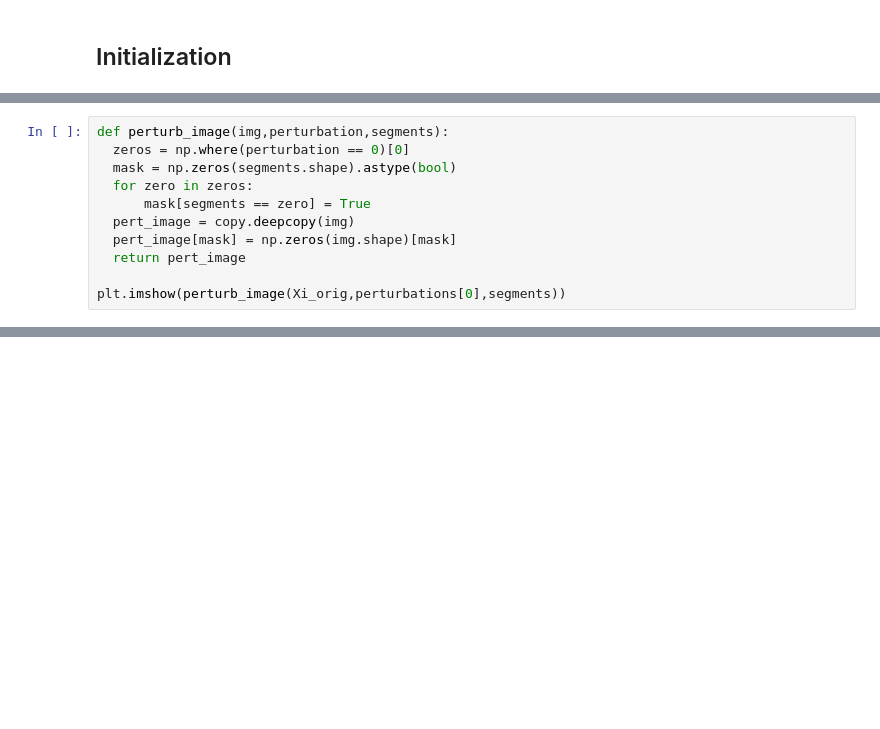
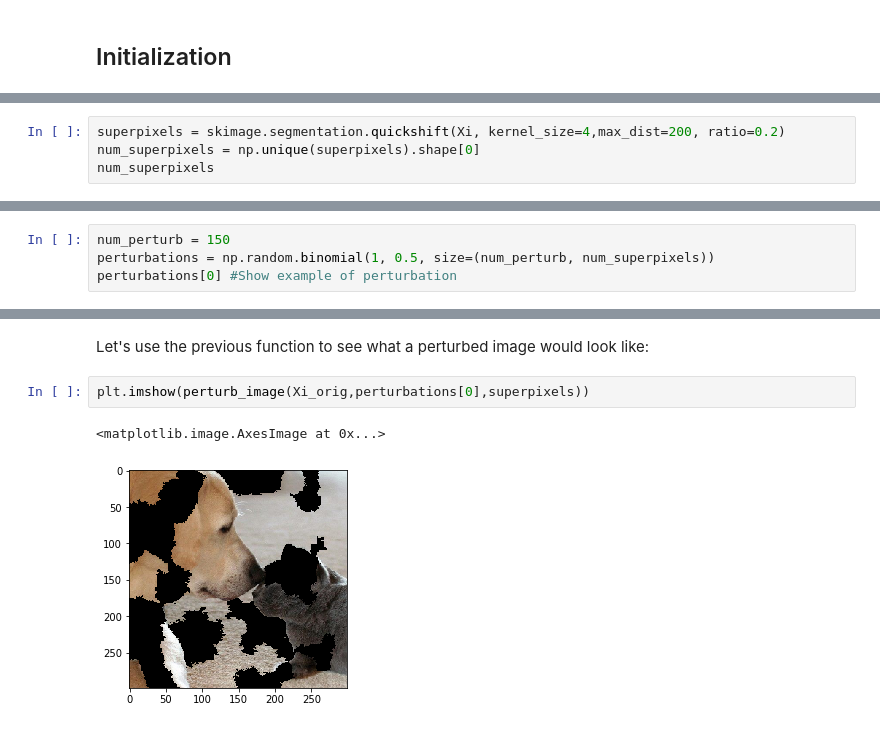
Before and after one commit to arteagac/arteagac.github.io, a Jupyter notebook: blog/lime_image.ipynb, the cells around one changed output, grey strips where cells are left out. Drawn from its saved outputs; the diff is of its cells as text; blank space fills up the shorter version.

```diff
--- a/blog/lime_image.ipynb
+++ b/blog/lime_image.ipynb
@@ -93,11 +62,0 @@ Function to perturb image based on perturbation vector
-# %%
-def perturb_image(img,perturbation,segments):
-  zeros = np.where(perturbation == 0)[0]
-  mask = np.zeros(segments.shape).astype(bool)
-  for zero in zeros:
-      mask[segments == zero] = True
-  pert_image = copy.deepcopy(img)
-  pert_image[mask] = np.zeros(img.shape)[mask]
-  return pert_image
-
-plt.imshow(perturb_image(Xi_orig,perturbations[0],segments))
@@ -129,0 +110,4 @@ print(distances.shape)
+# %%
+superpixels = skimage.segmentation.quickshift(Xi, kernel_size=4,max_dist=200, ratio=0.2)
+num_superpixels = np.unique(superpixels).shape[0]
+num_superpixels
@@ -129,0 +124,4 @@ print(distances.shape)
+# %%
+num_perturb = 150
+perturbations = np.random.binomial(1, 0.5, size=(num_perturb, num_superpixels))
+perturbations[0] #Show example of perturbation
@@ -129,0 +144,7 @@ print(distances.shape)
+# %% [markdown]
+Let's use the previous function to see what a perturbed image would look like:
+# %%
+plt.imshow(perturb_image(Xi_orig,perturbations[0],superpixels))
+# %% [output]
+<matplotlib.image.AxesImage at 0x...>
+[figure, added]
```
Also changed, not shown: parts of 56 cells of this notebook.
